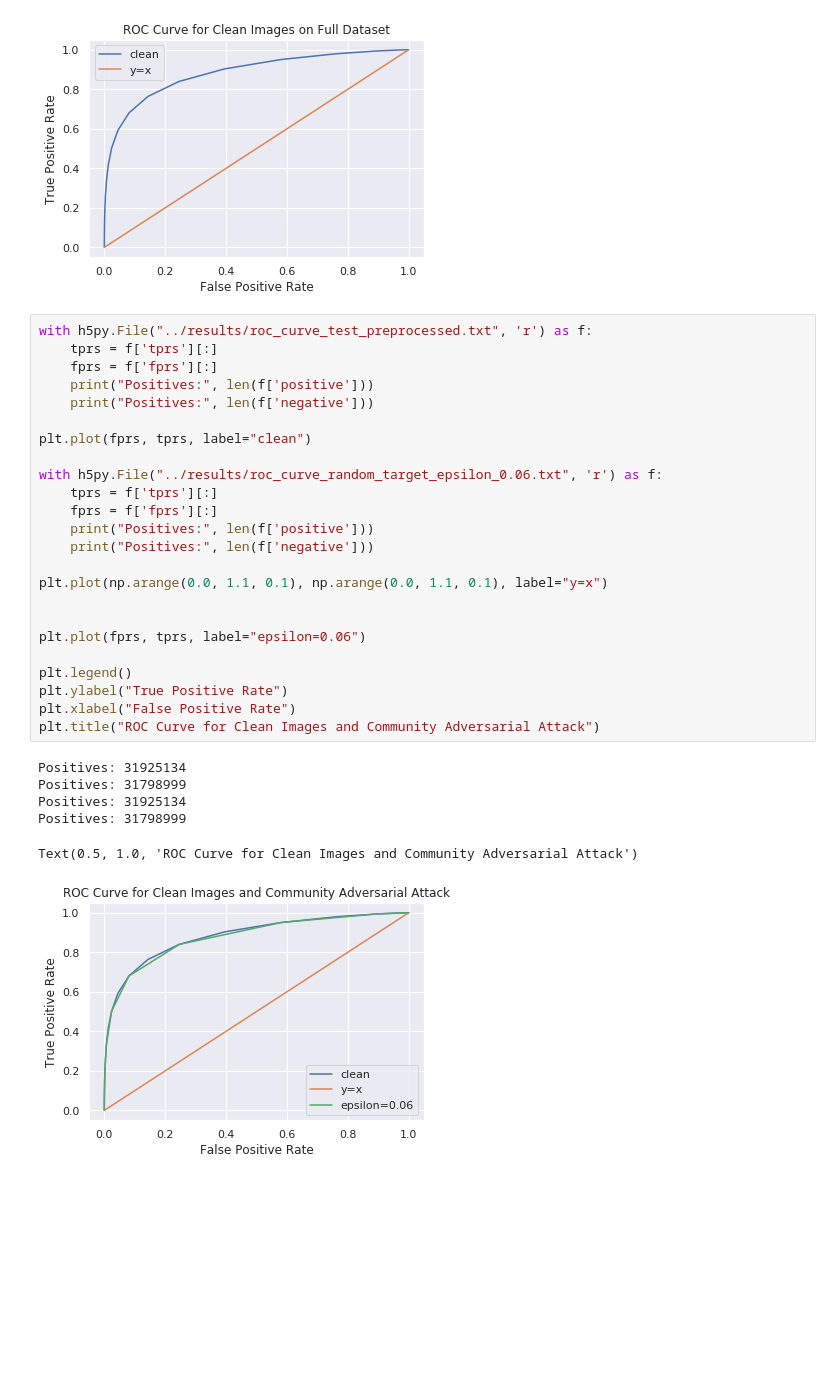
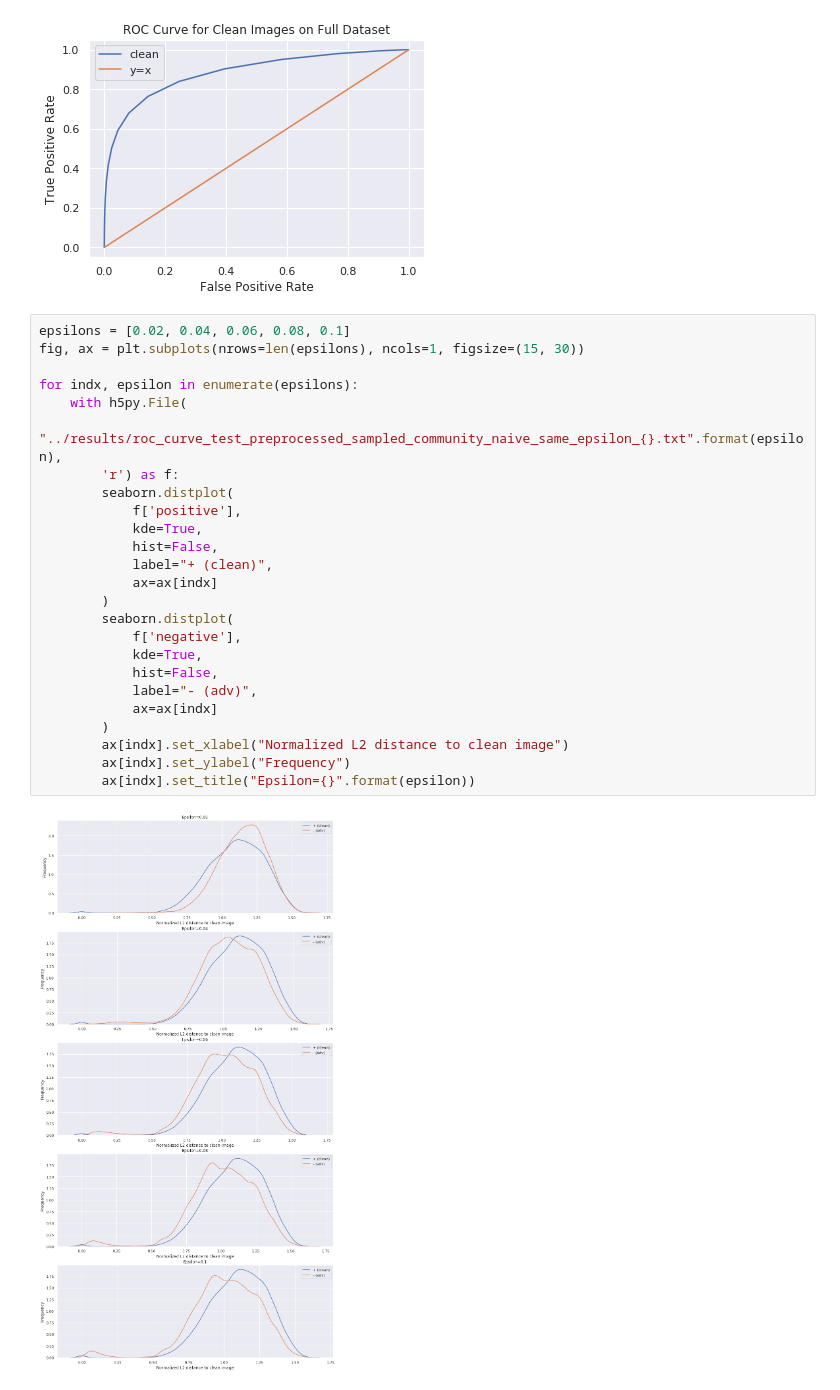
Before and after one commit to psturmfels/adversarial_faces, a Jupyter notebook: notebooks/roc_curve.ipynb, the cells around one changed output. Drawn from its saved outputs; the diff is of its cells as text; blank space fills up the shorter version.

```diff
--- a/notebooks/roc_curve.ipynb
+++ b/notebooks/roc_curve.ipynb
@@ -63,34 +50,30 @@ Positives: 31925134
 Positives: 31798999
 <matplotlib.legend.Legend at 0x...>
 [figure]
-# %%
-with h5py.File("../results/roc_curve_test_preprocessed.txt", 'r') as f:
-    tprs = f['tprs'][:]
-    fprs = f['fprs'][:]
-    print("Positives:", len(f['positive']))
-    print("Positives:", len(f['negative']))
-
-plt.plot(fprs, tprs, label="clean")
-
-with h5py.File("../results/roc_curve_random_target_epsilon_0.06.txt", 'r') as f:
-    tprs = f['tprs'][:]
-    fprs = f['fprs'][:]
-    print("Positives:", len(f['positive']))
-    print("Positives:", len(f['negative']))
-
-plt.plot(np.arange(0.0, 1.1, 0.1), np.arange(0.0, 1.1, 0.1), label="y=x")
-
-
-plt.plot(fprs, tprs, label="epsilon=0.06")
-
-plt.legend()
-plt.ylabel("True Positive Rate")
-plt.xlabel("False Positive Rate")
-plt.title("ROC Curve for Clean Images and Community Adversarial Attack")
-# %% [output]
-Positives: 31925134
-Positives: 31798999
-Positives: 31925134
-Positives: 31798999
-Text(0.5, 1.0, 'ROC Curve for Clean Images and Community Adversarial Attack')
-[figure, removed]
+# %%
+epsilons = [0.02, 0.04, 0.06, 0.08, 0.1]
+fig, ax = plt.subplots(nrows=len(epsilons), ncols=1, figsize=(15, 30))
+
+for indx, epsilon in enumerate(epsilons):
+    with h5py.File(
+        "../results/roc_curve_test_preprocessed_sampled_community_naive_same_epsilon_{}.txt".format(epsilon),
+        'r') as f:
+        seaborn.distplot(
+            f['positive'],
+            kde=True,
+            hist=False,
+            label="+ (clean)",
+            ax=ax[indx]
+        )
+        seaborn.distplot(
+            f['negative'],
+            kde=True,
+            hist=False,
+            label="- (adv)",
+            ax=ax[indx]
+        )
+        ax[indx].set_xlabel("Normalized L2 distance to clean image")
+        ax[indx].set_ylabel("Frequency")
+        ax[indx].set_title("Epsilon={}".format(epsilon))
+# %% [output]
+[figure, added]
```
Also changed, not shown: parts of 1 cell of this notebook.
